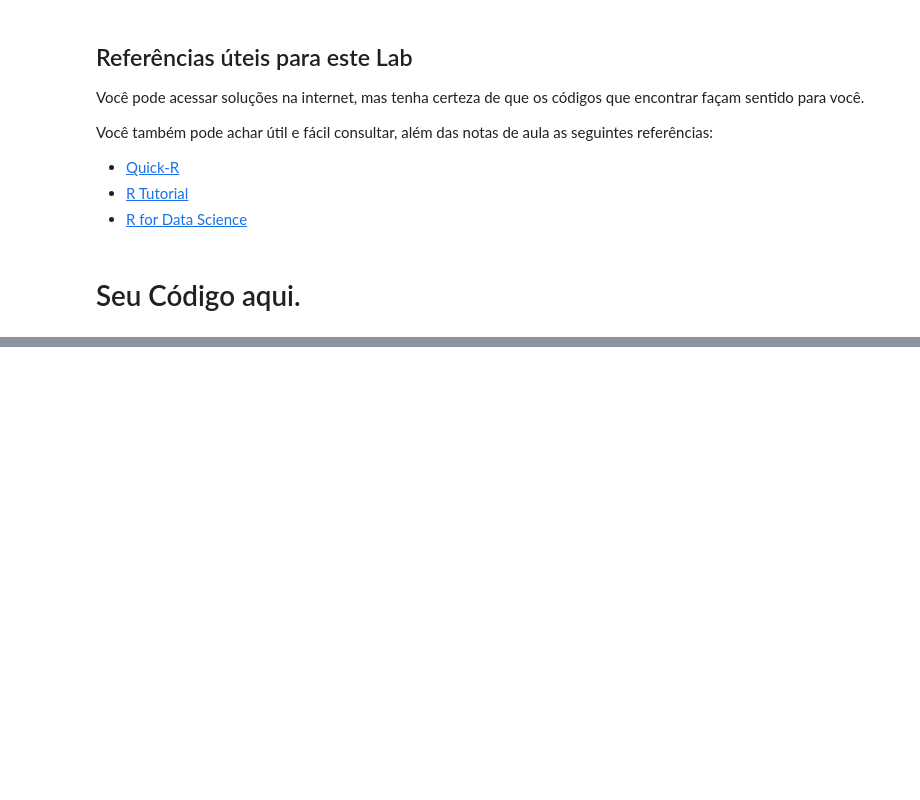
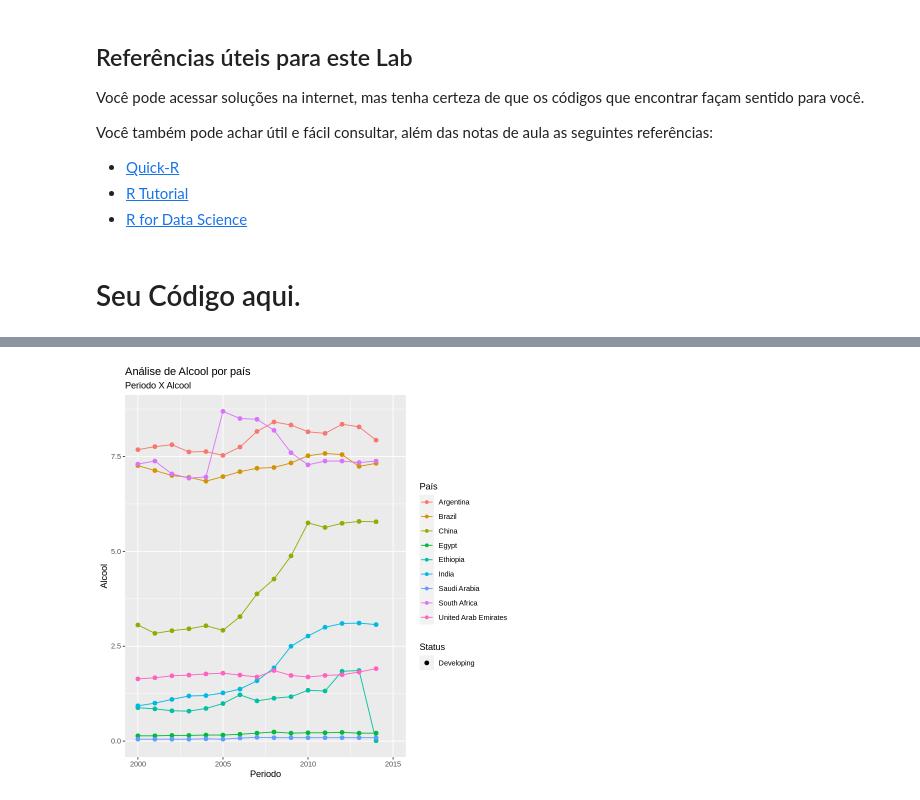
Before and after one commit to vilmarprado/mack_ling_prog_cie_dados, a Jupyter notebook: LP_T7.ipynb, the cells around one changed output, grey strips where cells are left out. Cells and saved outputs as stored; diff of their text form; code cells hidden in the pictures; blank space fills up the shorter version.

```diff
--- a/LP_T7.ipynb
+++ b/LP_T7.ipynb
@@ -66,0 +140,9 @@ Você também pode achar útil e fácil consultar, além das notas de aula as se
+# %%
+  ggplot(df_paises) +
+  geom_line(aes(x = Year, y = Alcohol, group = Country, col = Country))+
+  geom_point(aes(x = Year, y = Alcohol, group = Country, col = Country, size = Status))+
+  ggtitle("Análise de Alcool por país", subtitle="Periodo X Alcool") +
+  xlab("Periodo") +
+  ylab("Alcool") +
+  scale_color_discrete(name = "País")
+# %% [output]
@@ -66,0 +155 @@ Você também pode achar útil e fácil consultar, além das notas de aula as se
+[figure, added]
```
Also changed, not shown: parts of 11 cells of this notebook.
